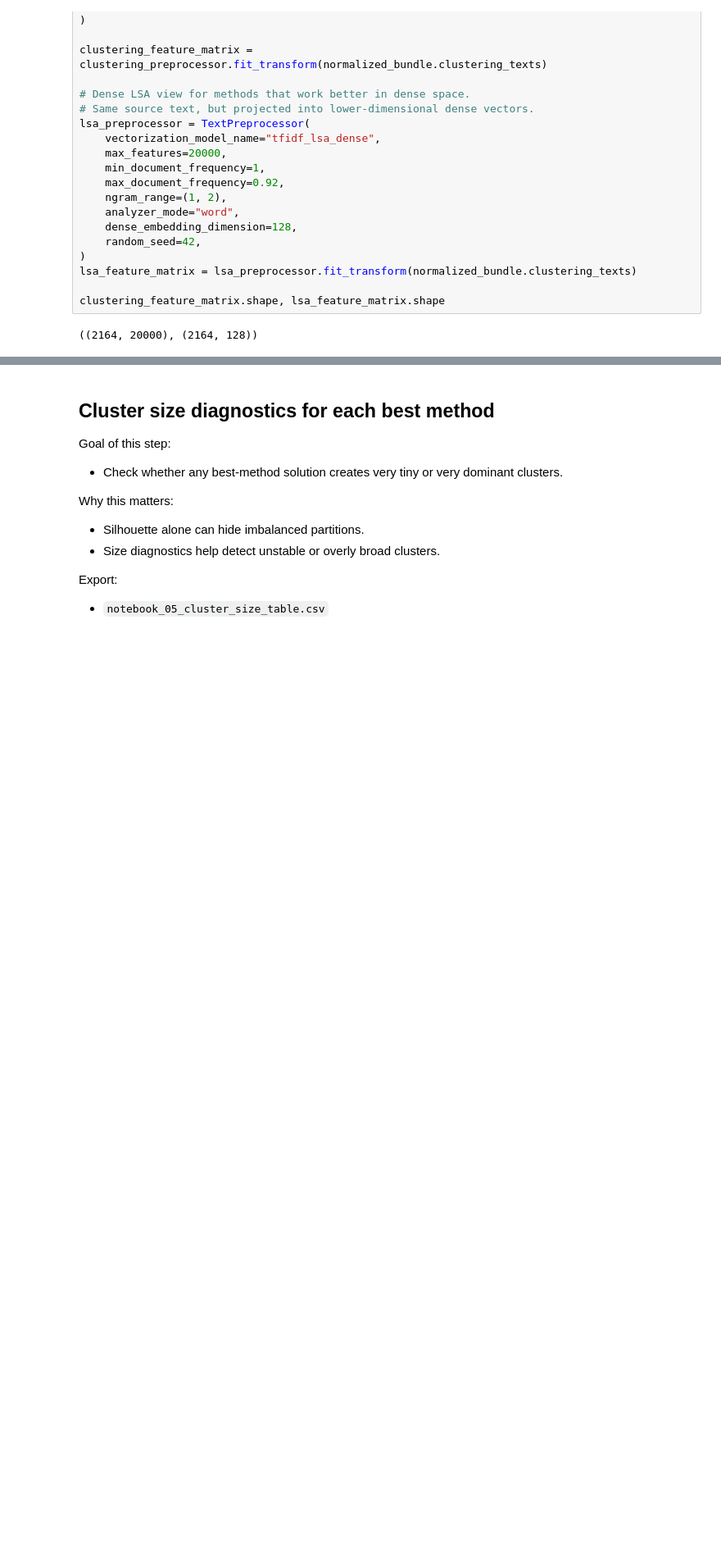
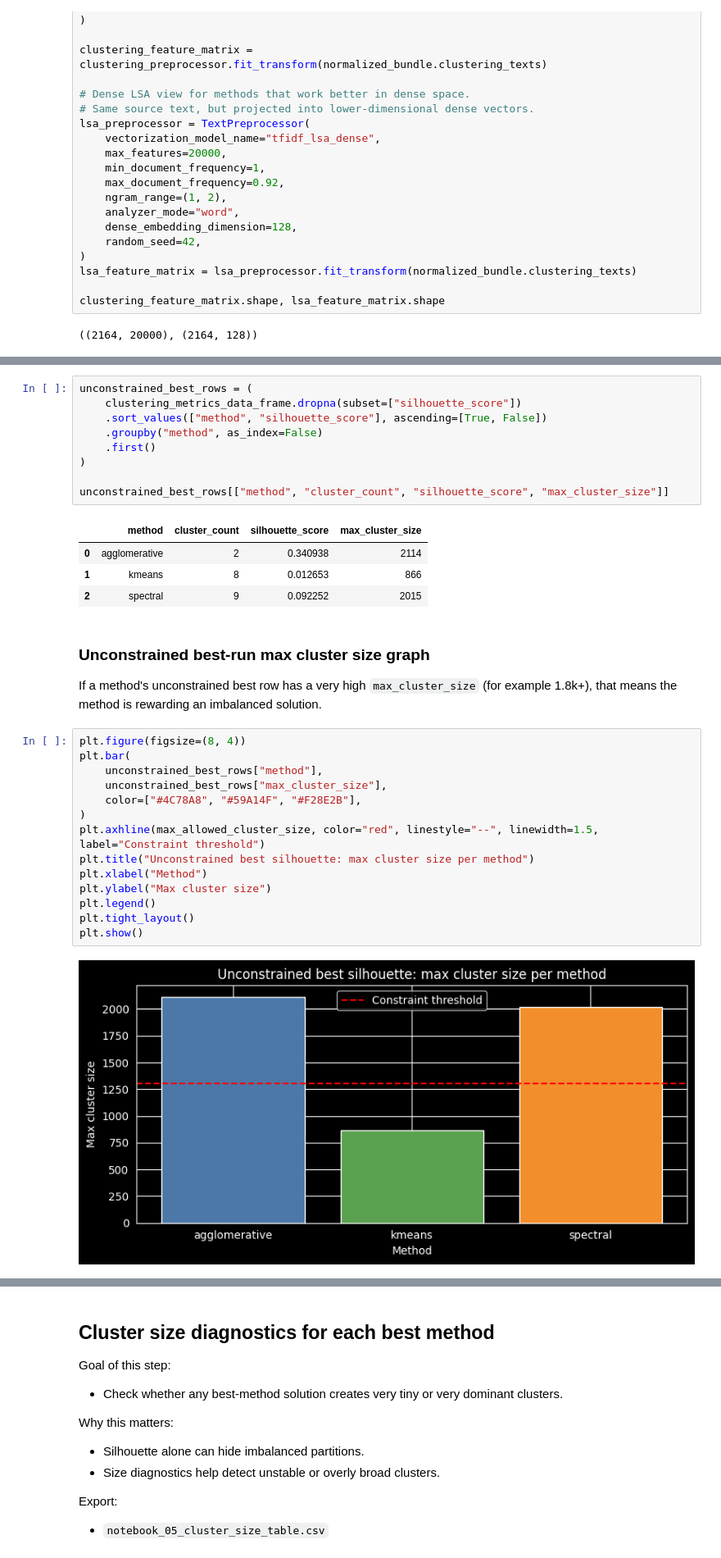
Before and after one commit to samuelvnimwegen/data-mining-anomaly-detection, a Jupyter notebook: notebooks/03_task2_clustering_methods_demo.ipynb, the cells around one changed output, grey strips where cells are left out. Shown at 82% size. Drawn from its saved outputs; the diff is of its cells as text; blank space fills up the shorter version.

```diff
--- a/notebooks/03_task2_clustering_methods_demo.ipynb
+++ b/notebooks/03_task2_clustering_methods_demo.ipynb
@@ -196,0 +215,35 @@ clustering_metrics_data_frame.head(15)
+# %%
+unconstrained_best_rows = (
+    clustering_metrics_data_frame.dropna(subset=["silhouette_score"])
+    .sort_values(["method", "silhouette_score"], ascending=[True, False])
+    .groupby("method", as_index=False)
+    .first()
+)
+
+unconstrained_best_rows[["method", "cluster_count", "silhouette_score", "max_cluster_size"]]
+# %% [output]
+|  | method | cluster_count | silhouette_score | max_cluster_size |
+| 0 | agglomerative | 2 | 0.340938 | 2114 |
+| 1 | kmeans | 8 | 0.012653 | 866 |
+| 2 | spectral | 9 | 0.092252 | 2015 |
+# %% [markdown]
+### Unconstrained best-run max cluster size graph
+
+If a method's unconstrained best row has a very high `max_cluster_size`
+(for example 1.8k+), that means the method is rewarding an imbalanced solution.
+# %%
+plt.figure(figsize=(8, 4))
+plt.bar(
+    unconstrained_best_rows["method"],
+    unconstrained_best_rows["max_cluster_size"],
+    color=["#4C78A8", "#59A14F", "#F28E2B"],
+)
+plt.axhline(max_allowed_cluster_size, color="red", linestyle="--", linewidth=1.5, label="Constraint threshold")
+plt.title("Unconstrained best silhouette: max cluster size per method")
+plt.xlabel("Method")
+plt.ylabel("Max cluster size")
+plt.legend()
+plt.tight_layout()
+plt.show()
+# %% [output]
+[figure, added]
```
Also changed, not shown: parts of 28 cells of this notebook, 15 other files.
